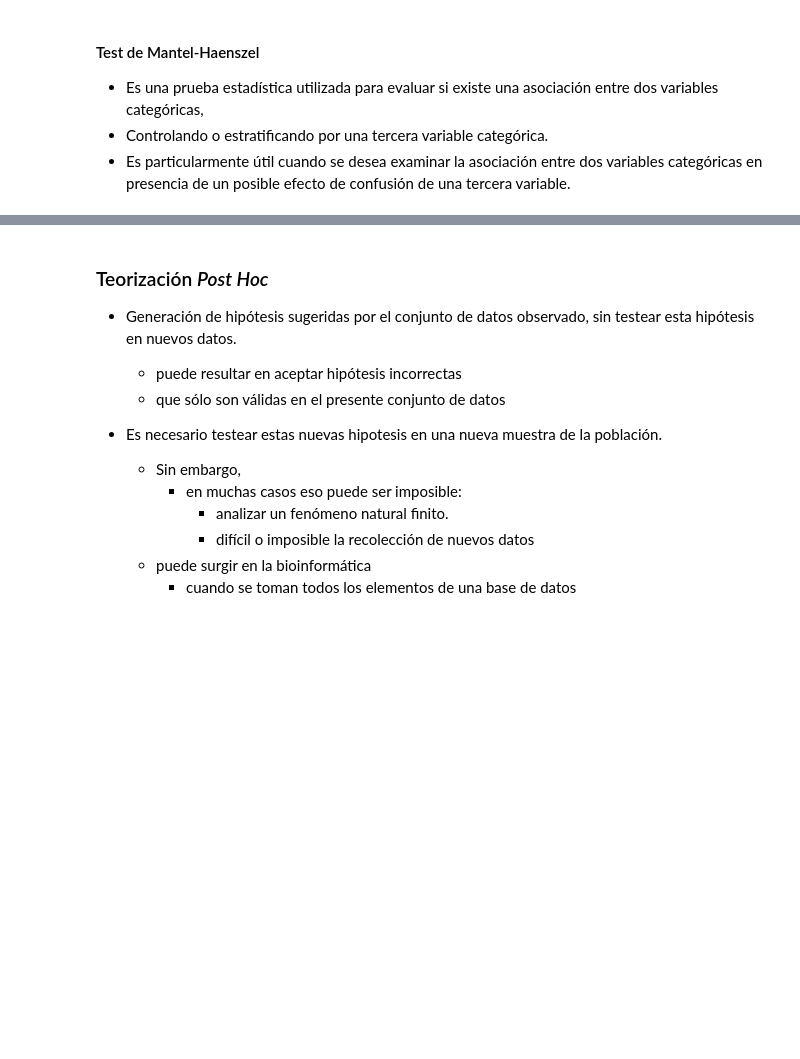
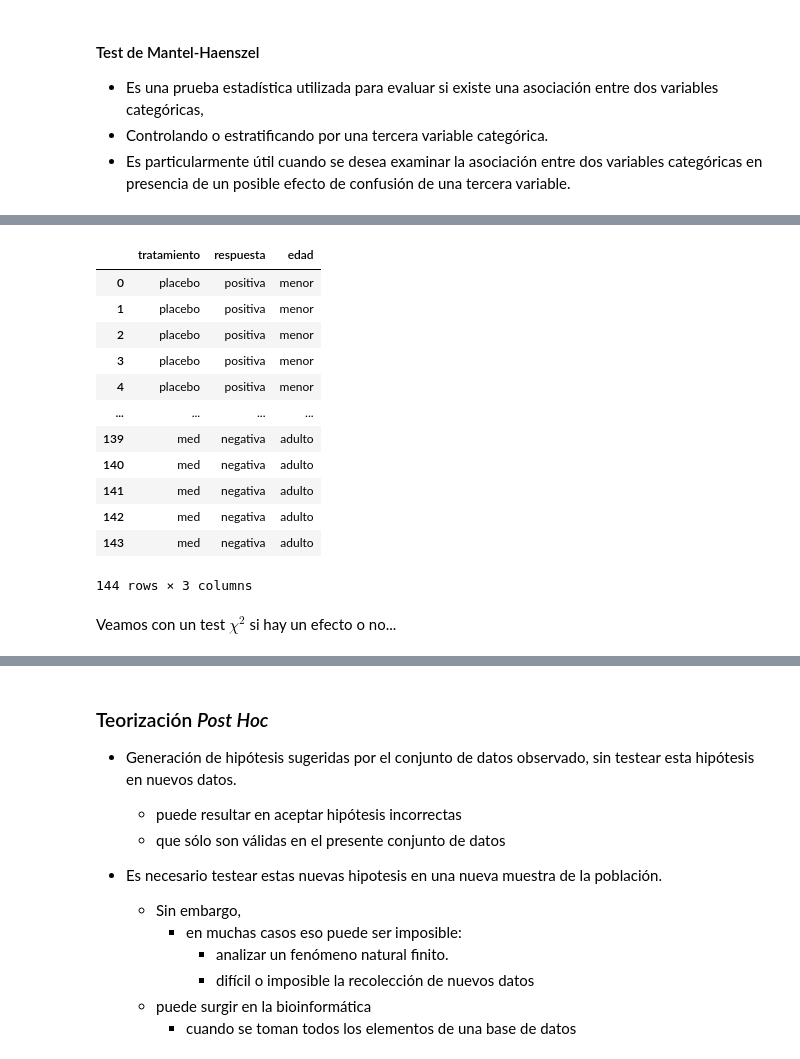
Before and after one commit to javieriserte/qualitative-data-course, a Jupyter notebook: classes/C01.4.PruebaDeHipotesis.ipynb, the cells around one changed output, grey strips where cells are left out. Drawn from its saved outputs; the diff is of its cells as text; code cells hidden in the pictures; blank space fills up the shorter version.

```diff
--- a/classes/C01.4.PruebaDeHipotesis.ipynb
+++ b/classes/C01.4.PruebaDeHipotesis.ipynb
@@ -983,0 +973,24 @@ print(cmh_result)
+# %%
+import pandas as pd
+df = pd.read_csv(
+  "cmh.data.csv",
+  header = [0],
+  sep = ","
+)
+df
+# %% [output]
+|  | tratamiento | respuesta | edad |
+| 0 | placebo | positiva | menor |
+| 1 | placebo | positiva | menor |
+| 2 | placebo | positiva | menor |
+| 3 | placebo | positiva | menor |
+| 4 | placebo | positiva | menor |
+| ... | ... | ... | ... |
+| 139 | med | negativa | adulto |
+| 140 | med | negativa | adulto |
+| 141 | med | negativa | adulto |
+| 142 | med | negativa | adulto |
+| 143 | med | negativa | adulto |
+144 rows × 3 columns
+# %% [markdown]
+Veamos con un test $\chi^2$ si hay un efecto o no...
```
Also changed, not shown: parts of 7 cells of this notebook, 1 other file.
